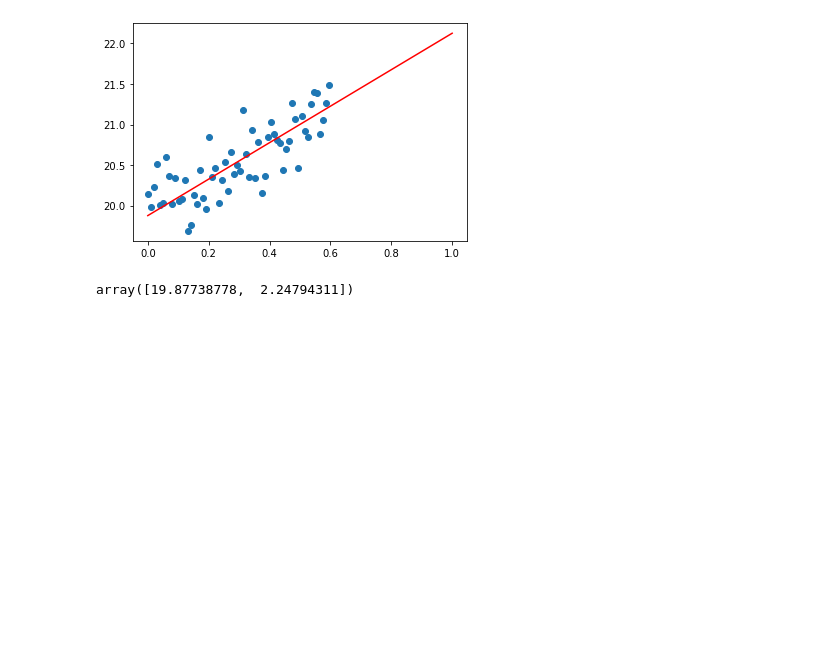
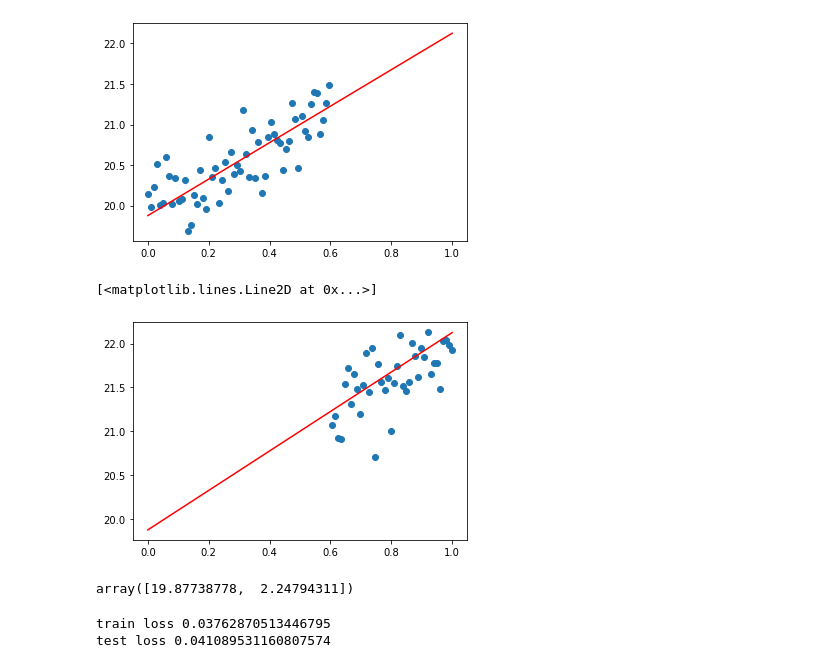
Before and after one commit to Valemos/ml_labs, a Jupyter notebook: lab1_linear_regression.ipynb, the cells around one changed output. Saved outputs shown, nothing was run; the diff lists cells and outputs as text; code cells hidden in the pictures; blank space fills up the shorter version.

Commit message:
visualized results

```diff
--- a/lab1_linear_regression.ipynb
+++ b/lab1_linear_regression.ipynb
@@ -139,7 +139,21 @@ plt.plot(x, model(x, learned_w), c='r')
 # %% [output]
 [<matplotlib.lines.Line2D at 0x...>]
 [figure]
+# %%
+plt.scatter(x_test, y_test)
+
+x = np.linspace(0, 1, 2)
+plt.plot(x, model(x, learned_w), c='r')
+# %% [output]
+[<matplotlib.lines.Line2D at 0x...>]
+[figure, added]
 # %%
 learned_w
 # %% [output]
 array([19.87738778,  2.24794311])
+# %%
+print("train loss", cost(x_train, y_train, learned_w))
+print("test loss", cost(x_test, y_test, learned_w))
+# %% [output]
+train loss 0.03762870513446795
+test loss 0.041089531160807574
```
